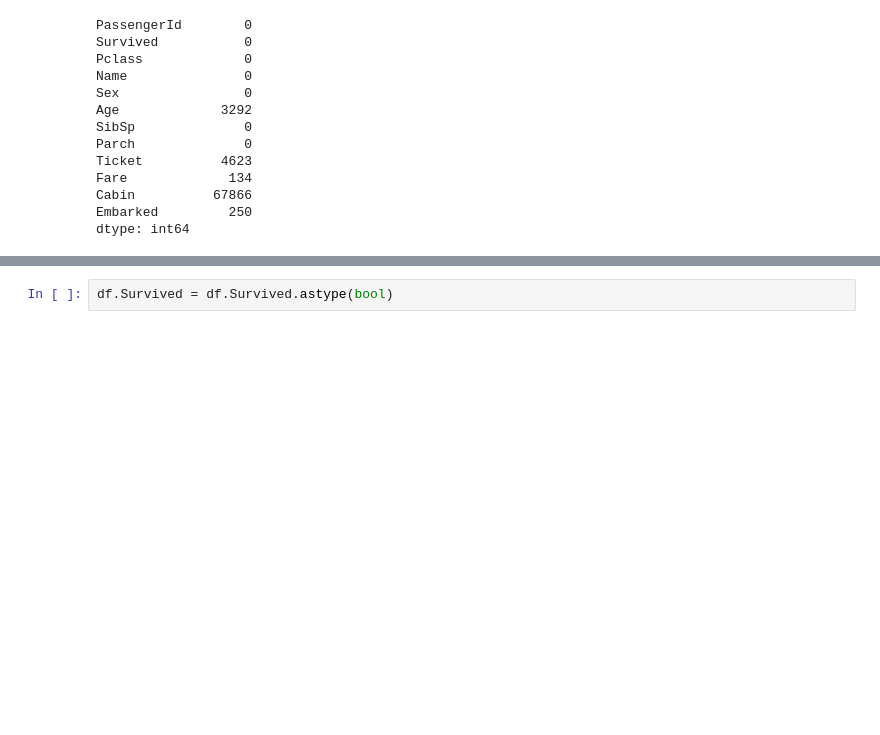
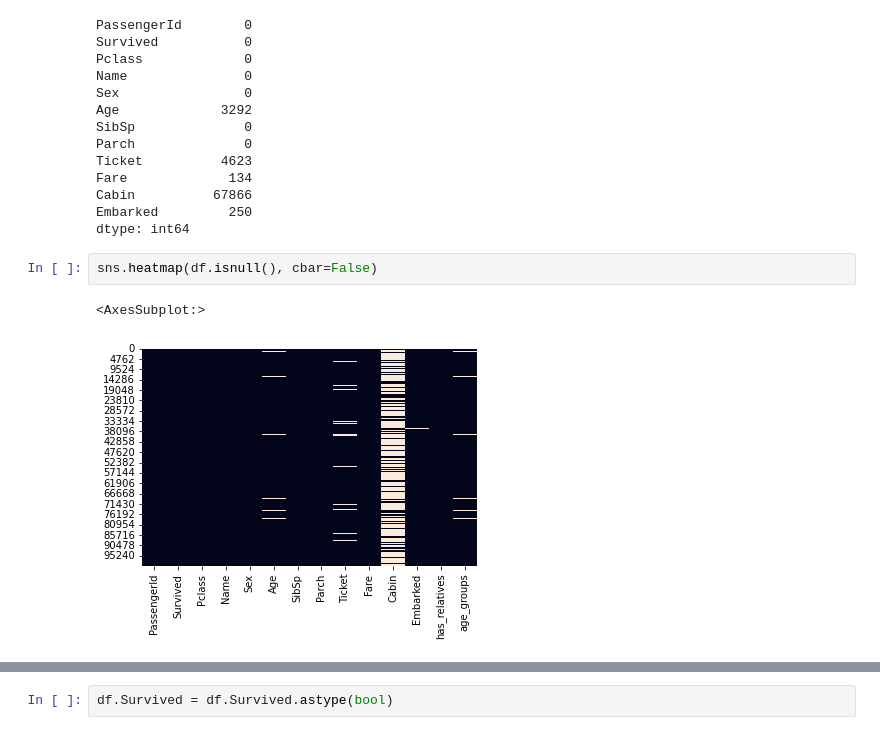
Before and after one commit to codekot/data_exploration, a Jupyter notebook: eda.ipynb, the cells around one changed output, grey strips where cells are left out. Cells and saved outputs as stored; diff of their text form; blank space fills up the shorter version.

```diff
--- a/eda.ipynb
+++ b/eda.ipynb
@@ -114,4 +114,9 @@ Fare             134
 Cabin          67866
 Embarked         250
 dtype: int64
+# %%
+sns.heatmap(df.isnull(), cbar=False)
+# %% [output]
+<AxesSubplot:>
+[figure, added]
 # %%
```
Also changed, not shown: parts of 27 cells of this notebook.
